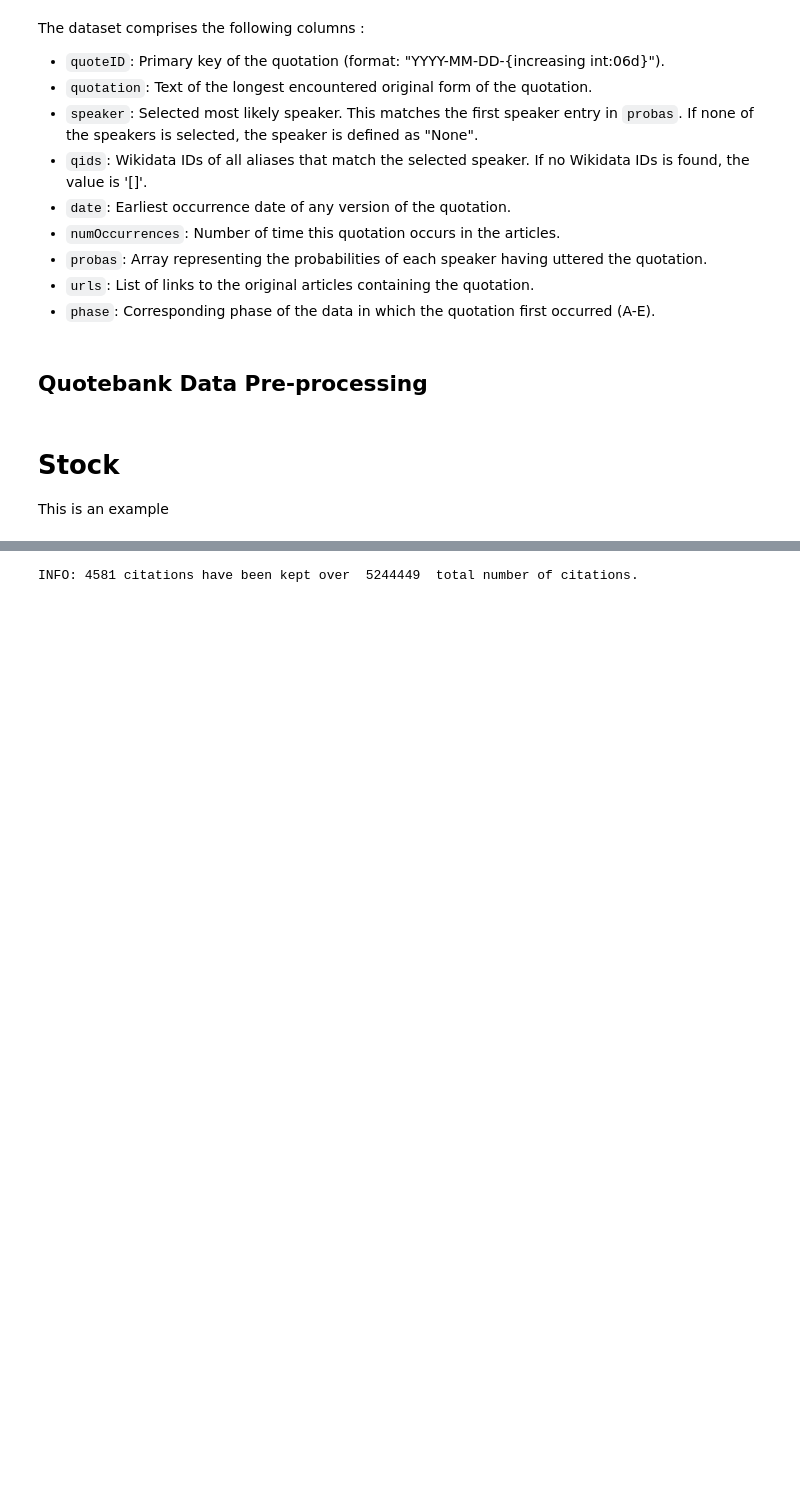
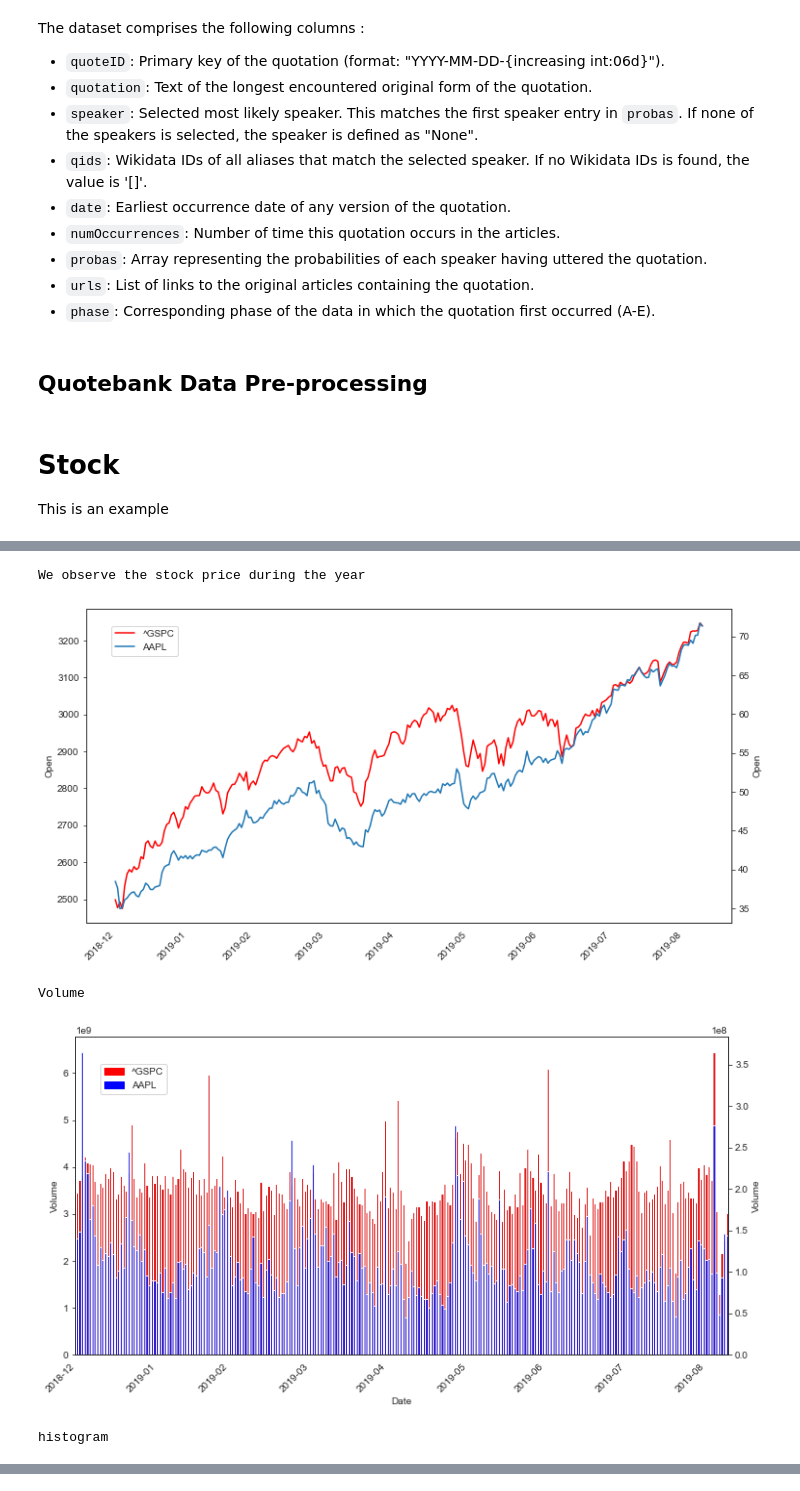
Before and after one commit to raphaelattias/apple-stock-analytics, a Jupyter notebook: main.ipynb, the cells around one changed output, grey strips where cells are left out. Drawn from its saved outputs; the diff is of its cells as text; code cells hidden in the pictures; blank space fills up the shorter version.

```diff
--- a/main.ipynb
+++ b/main.ipynb
@@ -67,0 +108,8 @@ applestock()
+# %%
+compare("^GSPC", "AAPL")
+# %% [output]
+We observe the stock price during the year
+[figure, added]
+Volume
+[figure, added]
+histogram
@@ -83,12 +132,3 @@ speakers = ["steve jobs", "tim cook", "katherine adams", "eddy cue", "craig fede
     "sabih khan", "luca maestri", "deirdre o'brien", "johny srouji", "john ternus", "jeff williams", "lisa jakson", \
     "stella low", "isabel ge mahe", "tor myhren", "adrian perica", "phil schiller", "arthur levinson", "james bell", \
     "albert gore", "andrea jung", "monica lozano", "ronald sugar", "susan wagner"]
-# %%
-
-years_gas = range(2008, 2014)
-years_raph = range(2016, 2019)
-
-for year in years_raph:
-    filter_quotes(f"data/quotes-{str(year)}.json.bz2", speakers = speakers, keywords = keywords, save = f"filtered_quotes_{str(year)}")
-# %% [output]
-INFO: 4581 citations have been kept over  5244449  total number of citations.
```
Also changed, not shown: parts of 12 cells of this notebook, 1 other file.
